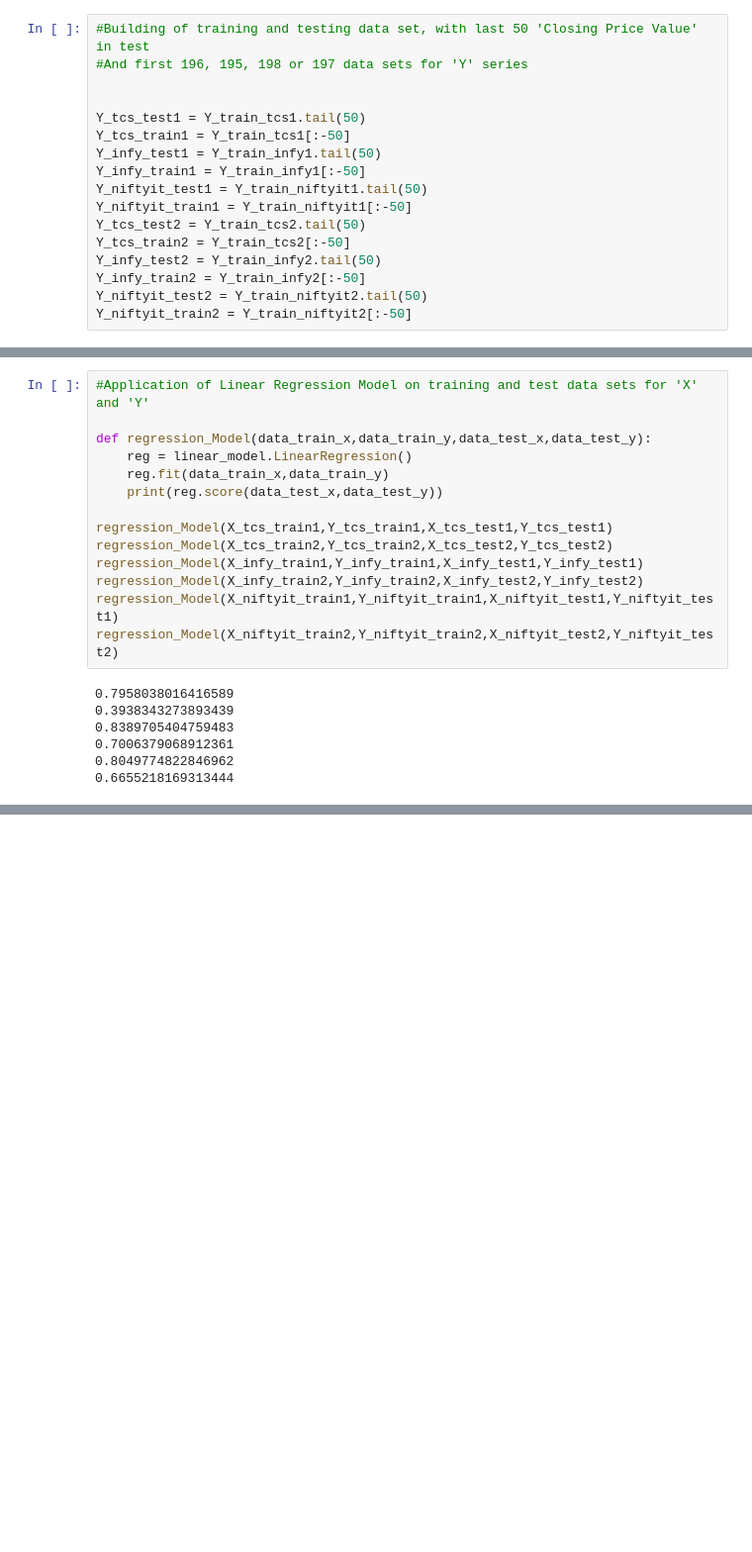
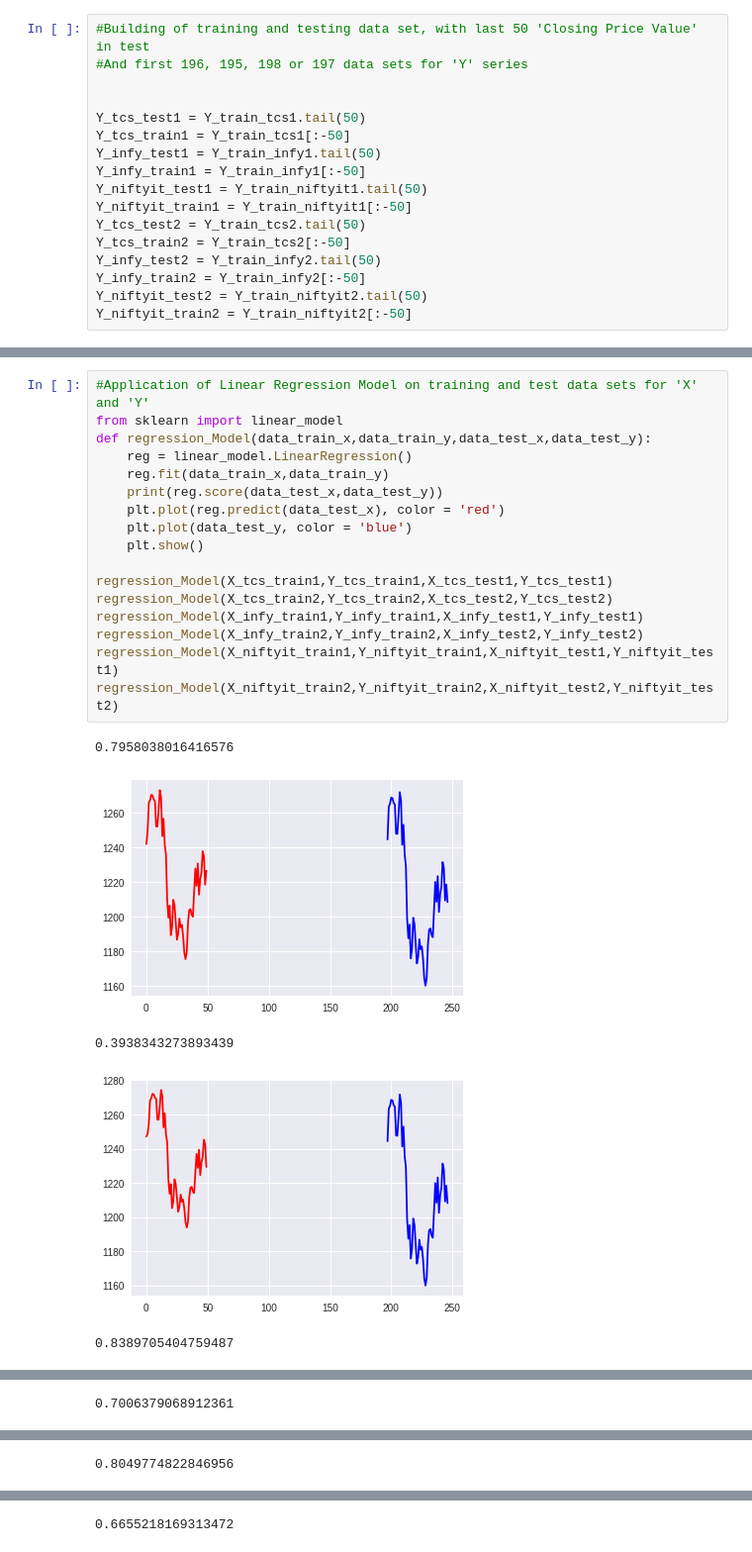
Before and after one commit to amankumar444/python-test, a Jupyter notebook: Redcarpet_up.ipynb, the cells around one changed output, grey strips where cells are left out. Shown at 99% size. Drawn from its saved outputs; the diff is of its cells as text; blank space fills up the shorter version.

```diff
--- a/Redcarpet_up.ipynb
+++ b/Redcarpet_up.ipynb
@@ -270,21 +330,23 @@ X_niftyit_train2 = X_train_niftyit2[:-50]
 # %%
 #Application of Linear Regression Model on training and test data sets for 'X' and 'Y'
-
+from sklearn import linear_model
 def regression_Model(data_train_x,data_train_y,data_test_x,data_test_y):
     reg = linear_model.LinearRegression()
     reg.fit(data_train_x,data_train_y)
     print(reg.score(data_test_x,data_test_y))
+    plt.plot(reg.predict(data_test_x), color = 'red')
+    plt.plot(data_test_y, color = 'blue')
+    plt.show()
 
 regression_Model(X_tcs_train1,Y_tcs_train1,X_tcs_test1,Y_tcs_test1)
 regression_Model(X_tcs_train2,Y_tcs_train2,X_tcs_test2,Y_tcs_test2)
 regression_Model(X_infy_train1,Y_infy_train1,X_infy_test1,Y_infy_test1)
 regression_Model(X_infy_train2,Y_infy_train2,X_infy_test2,Y_infy_test2)
 regression_Model(X_niftyit_train1,Y_niftyit_train1,X_niftyit_test1,Y_niftyit_test1)
 regression_Model(X_niftyit_train2,Y_niftyit_train2,X_niftyit_test2,Y_niftyit_test2)
 # %% [output]
-0.7958038016416589
-0.3938343273893439
-0.8389705404759483
-0.7006379068912361
-0.8049774822846962
-0.6655218169313444
+0.7958038016416576
+[figure, added]
+0.3938343273893439
+[figure, added]
+0.8389705404759487
@@ -290,0 +354 @@ regression_Model(X_niftyit_train2,Y_niftyit_train2,X_niftyit_test2,Y_niftyit_tes
+0.7006379068912361
@@ -290,0 +356 @@ regression_Model(X_niftyit_train2,Y_niftyit_train2,X_niftyit_test2,Y_niftyit_tes
+0.8049774822846956
@@ -290,0 +358 @@ regression_Model(X_niftyit_train2,Y_niftyit_train2,X_niftyit_test2,Y_niftyit_tes
+0.6655218169313472
```
Also changed, not shown: parts of 53 cells of this notebook.
